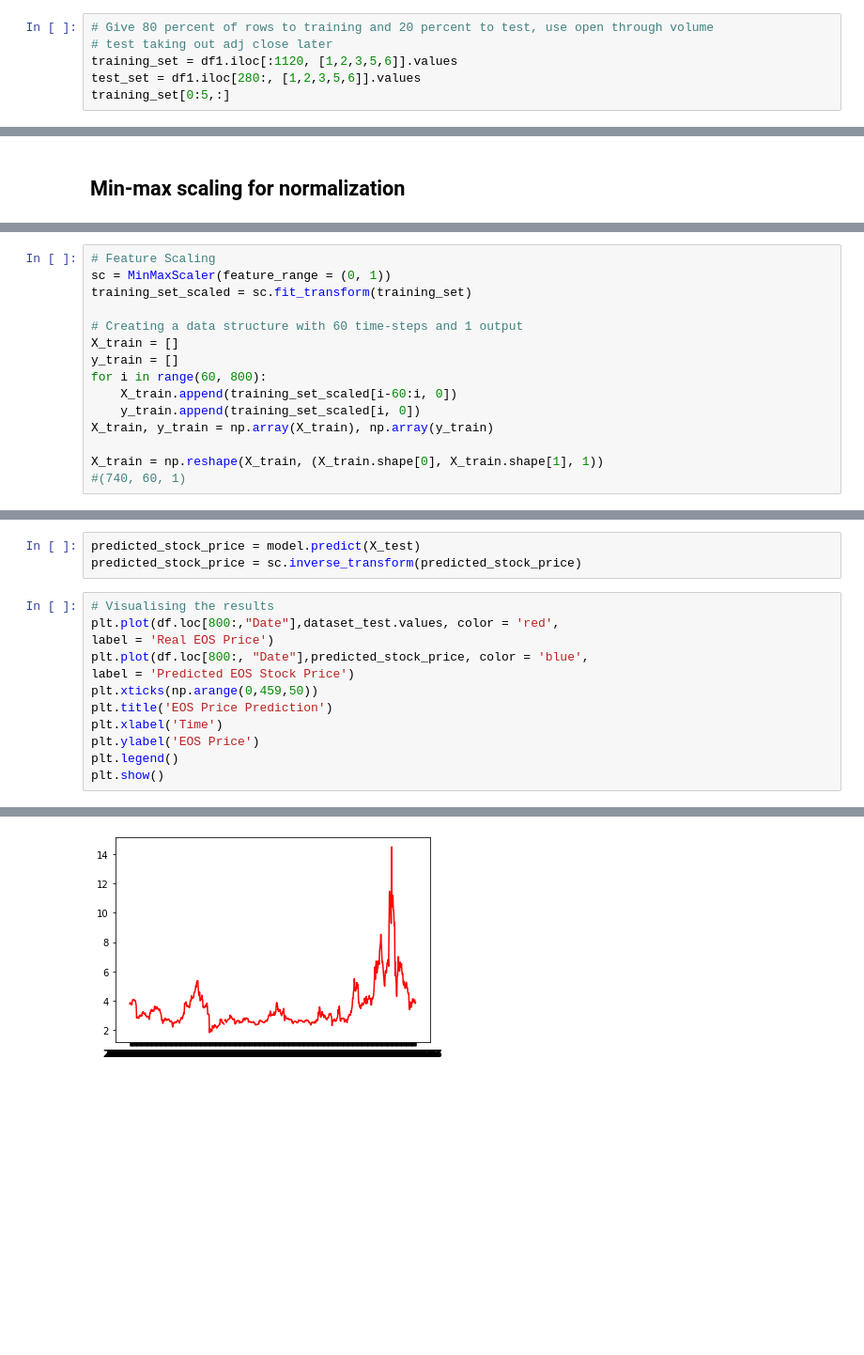
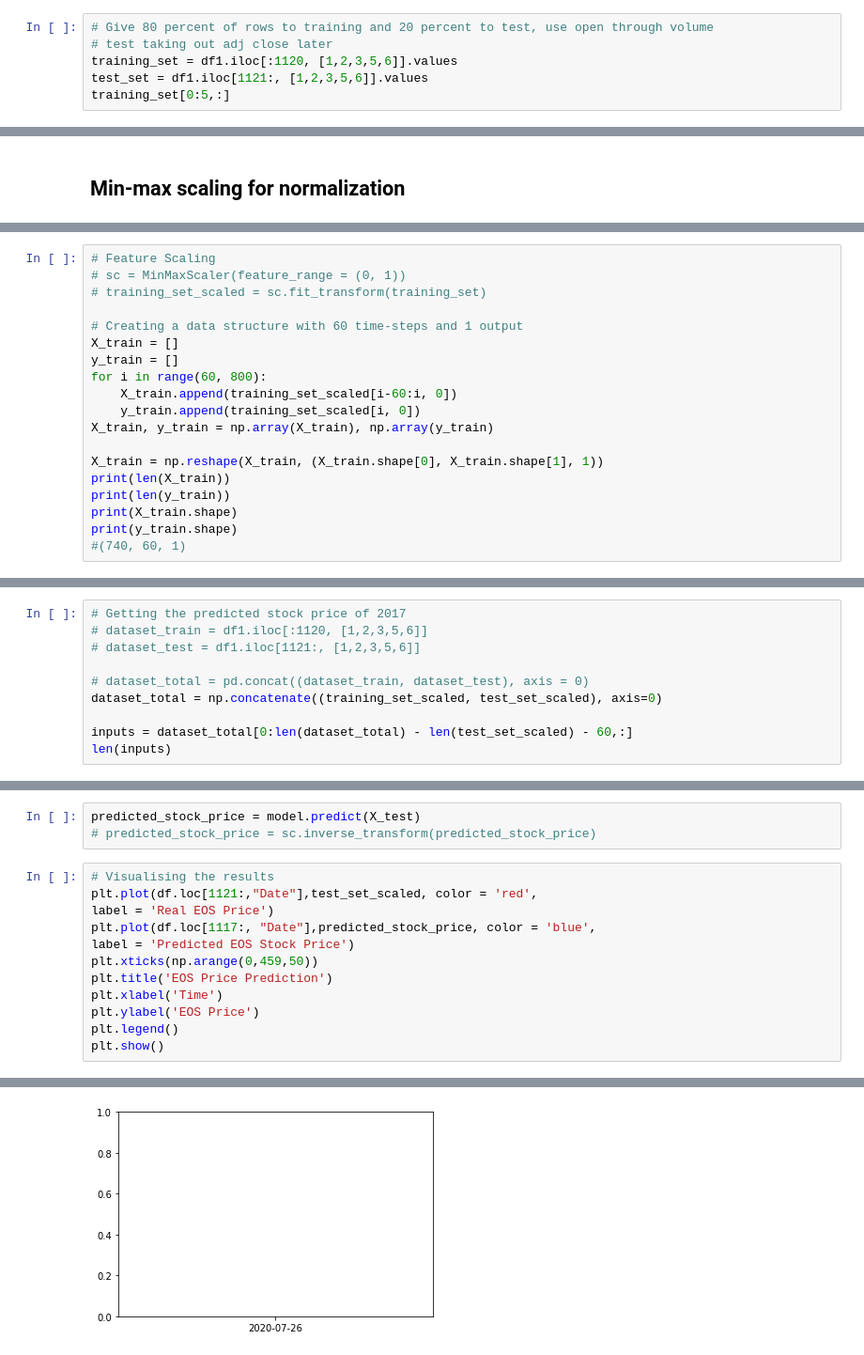
Before and after one commit to cybertraining-dsc/su21-reu-361, a Jupyter notebook: project/code/lstm.ipynb, the cells around one changed output, grey strips where cells are left out. Shown at 94% size. Saved outputs shown, nothing was run; the diff lists cells and outputs as text; blank space fills up the shorter version.

```diff
--- a/project/code/lstm.ipynb
+++ b/project/code/lstm.ipynb
@@ -48,7 +48,7 @@ df1.shape
 # Give 80 percent of rows to training and 20 percent to test, use open through volume
 # test taking out adj close later
 training_set = df1.iloc[:1120, [1,2,3,5,6]].values
-test_set = df1.iloc[280:, [1,2,3,5,6]].values
+test_set = df1.iloc[1121:, [1,2,3,5,6]].values
 training_set[0:5,:]
 # %% [output]
 array([[1.03134000e+00, 1.07176000e+00, 9.89566000e-01, 1.00669000e+00,
@@ -98,7 +103,7 @@ plt.show()
 # %%
 # Feature Scaling
-sc = MinMaxScaler(feature_range = (0, 1))
-training_set_scaled = sc.fit_transform(training_set)
+# sc = MinMaxScaler(feature_range = (0, 1))
+# training_set_scaled = sc.fit_transform(training_set)
 
 # Creating a data structure with 60 time-steps and 1 output
 X_train = []
@@ -109,4 +114,8 @@ for i in range(60, 800):
 X_train, y_train = np.array(X_train), np.array(y_train)
 
 X_train = np.reshape(X_train, (X_train.shape[0], X_train.shape[1], 1))
+print(len(X_train))
+print(len(y_train))
+print(X_train.shape)
+print(y_train.shape)
 #(740, 60, 1)
@@ -158 +173,11 @@ Epoch 100/100
 <keras.callbacks.History at 0x...>
+# %%
+# Getting the predicted stock price of 2017
+# dataset_train = df1.iloc[:1120, [1,2,3,5,6]]
+# dataset_test = df1.iloc[1121:, [1,2,3,5,6]]
+
+# dataset_total = pd.concat((dataset_train, dataset_test), axis = 0)
+dataset_total = np.concatenate((training_set_scaled, test_set_scaled), axis=0)
+
+inputs = dataset_total[0:len(dataset_total) - len(test_set_scaled) - 60,:]
+len(inputs)
@@ -179,12 +198,12 @@ print(X_test.shape)
 (459, 60, 1)
 # %%
 predicted_stock_price = model.predict(X_test)
-predicted_stock_price = sc.inverse_transform(predicted_stock_price)
+# predicted_stock_price = sc.inverse_transform(predicted_stock_price)
 # %%
 # Visualising the results
-plt.plot(df.loc[800:,"Date"],dataset_test.values, color = 'red',
+plt.plot(df.loc[1121:,"Date"],test_set_scaled, color = 'red',
 label = 'Real EOS Price')
-plt.plot(df.loc[800:, "Date"],predicted_stock_price, color = 'blue',
+plt.plot(df.loc[1117:, "Date"],predicted_stock_price, color = 'blue',
 label = 'Predicted EOS Stock Price')
 plt.xticks(np.arange(0,459,50))
 plt.title('EOS Price Prediction')
@@ -197 +216 @@ ValueError: x and y must have same first dimension, but have shapes (668,) and (
-[figure, old version]
+[figure, new version]
```
Also changed, not shown: parts of 9 cells of this notebook.
